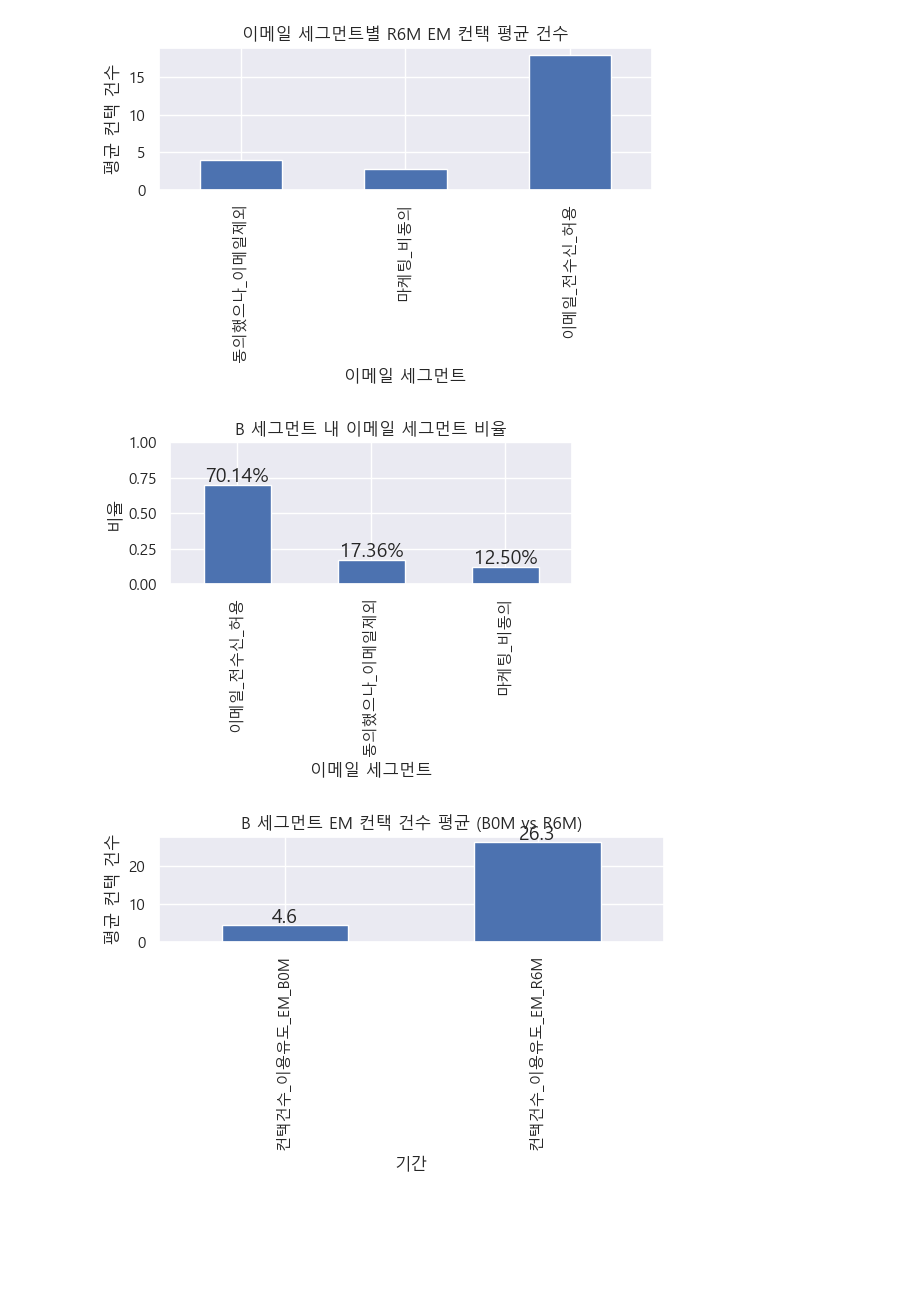
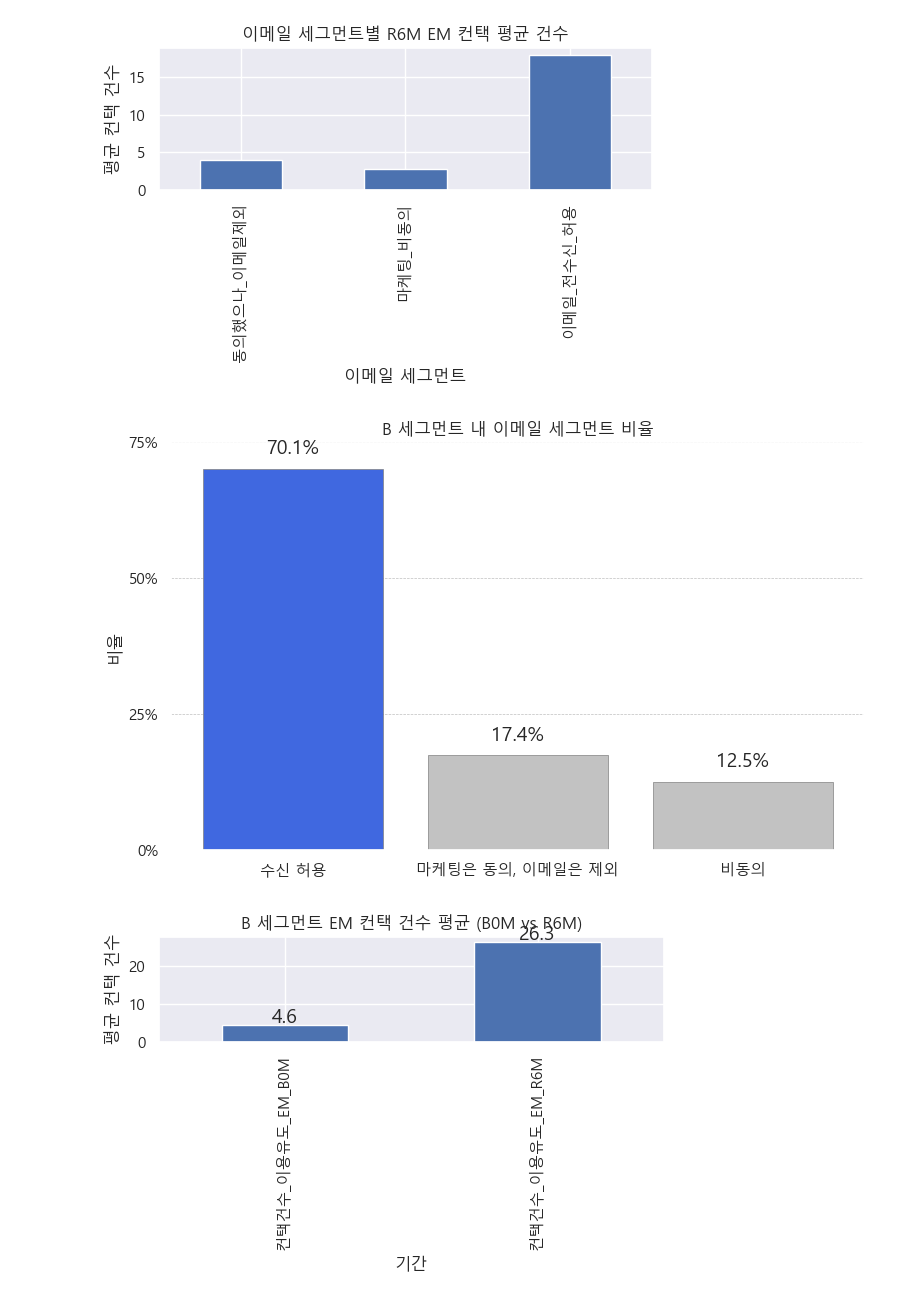
Before and after one commit to ming111777/dung2, a Jupyter notebook: Final project/전처리/마케팅정보 EDA.ipynb, the cells around one changed output. Saved outputs shown, nothing was run; the diff lists cells and outputs as text; code cells hidden in the pictures; blank space fills up the shorter version.

```diff
--- a/Final project/전처리/마케팅정보 EDA.ipynb
+++ b/Final project/전처리/마케팅정보 EDA.ipynb
@@ -487,25 +515,61 @@ Name: 컨택건수_이용유도_EM_R6M, dtype: float64
 [figure]
 [figure]
 # %%
-# 이메일 세그먼트별 비율
+# 이메일 세그먼트별 비율 (지정 팔레트, 중앙 정렬, y축 ticks 조정)
 b_df = merged_df[merged_df['Segment']=='B'].copy()
 b_email_prop = b_df['email_segment'].value_counts(normalize=True)
 
-plt.figure(figsize=(5,4))
-ax1 = b_email_prop.plot(kind='bar')
-plt.title('B 세그먼트 내 이메일 세그먼트 비율')
-plt.xlabel('이메일 세그먼트')
-plt.ylabel('비율')
-plt.ylim(0,1)
+fig, ax = plt.subplots(figsize=(8, 5))
+fig.patch.set_facecolor('white')
+ax.set_facecolor('white')
+
+# 지정 팔레트
+palette = ['#4068E0', '#C2C2C2', '#C2C2C2']
+
+# 막대 그리기 (edgecolor·linewidth로 실선 약하게)
+bars = ax.bar(
+    x=range(len(b_email_prop)),
+    height=b_email_prop.values,
+    color=palette,
+    edgecolor='gray',
+    linewidth=0.5
+)
+
+# x축 레이블 매핑 및 중앙 정렬
+label_map = {
+    '이메일_전수신_허용': '수신 허용',
+    '동의했으나_이메일제외': '마케팅은 동의, 이메일은 제외',
+    '마케팅_비동의':      '비동의'
+}
+new_labels = [label_map.get(lbl, lbl) for lbl in b_email_prop.index]
+ax.set_xticks(range(len(new_labels)))
+ax.set_xticklabels(new_labels, ha='center')
+
+# y축 ticks 설정
+yticks = [0, 0.25, 0.5, 0.75]
+ax.set_yticks(yticks)
+ax.set_yticklabels([f"{int(x*100)}%" for x in yticks])
+
+# 제목·축 라벨 설정
+ax.set_title('B 세그먼트 내 이메일 세그먼트 비율')
+ax.set_ylabel('비율')
+
+# 그리드 (점선, 약하게)
+ax.grid(axis='y', linestyle='--', linewidth=0.5, color='gray', alpha=0.5)
+ax.set_axisbelow(True)
 
 # 막대 위에 비율 표시
-for p in ax1.patches:
-    height = p.get_height()
-    ax1.text(p.get_x() + p.get_width()/2, height + 0.02,
-             f'{height:.2%}', ha='center')
+for rect in bars:
+    height = rect.get_height()
+    ax.text(
+        rect.get_x() + rect.get_width()/2,
+        height + 0.02,
+        f'{height:.1%}',
+        ha='center', va='bottom'
+    )
 
 plt.tight_layout()
 plt.show()
 # %% [output]
-[figure, old version]
+[figure, new version]
 # %%
```
Also changed, not shown: parts of 15 cells of this notebook, 8 other files.
